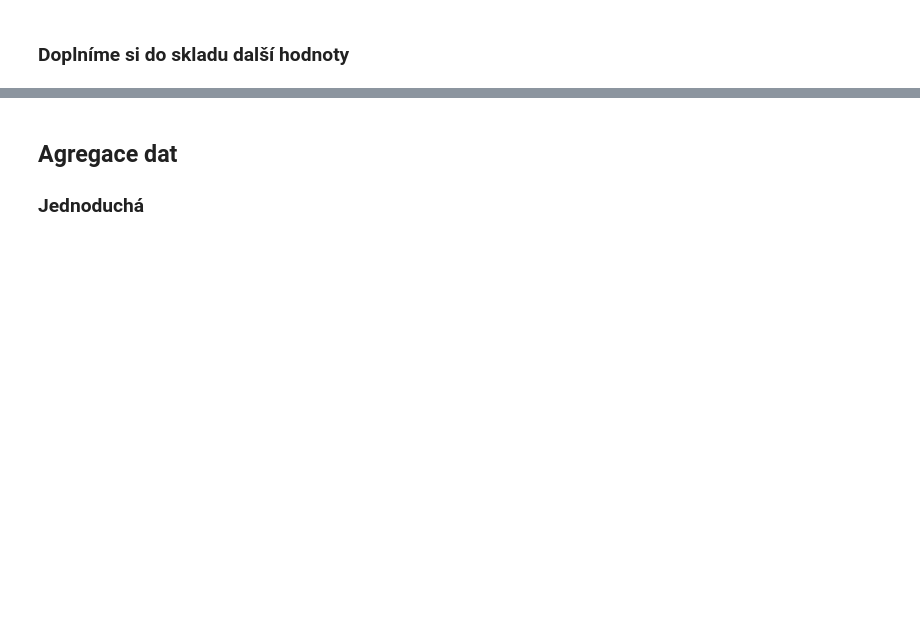
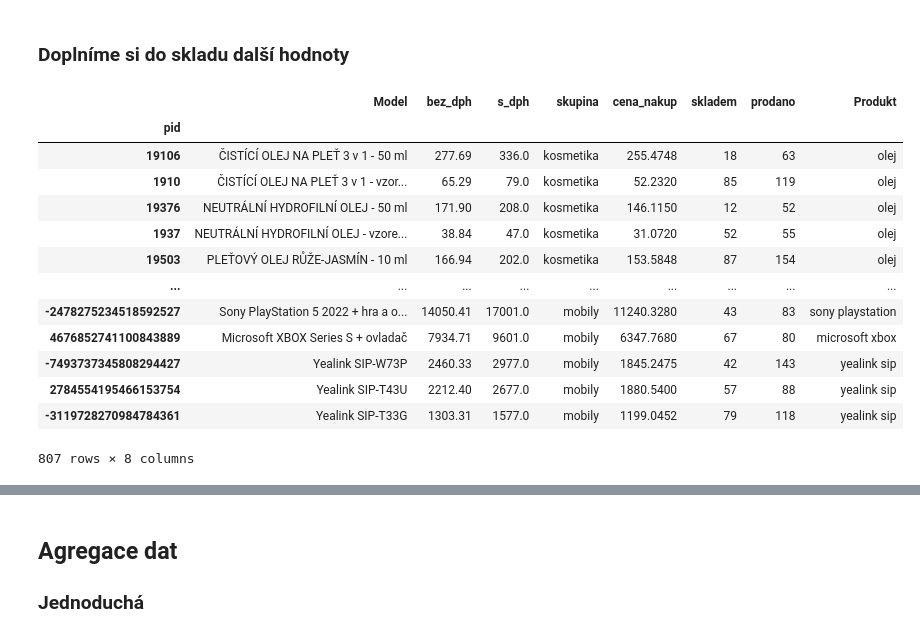
Before and after one commit to nowakovad-stack/DAPYTPCS20251013, a Jupyter notebook: training/pyA_business-analyza.ipynb, the cells around one changed output, grey strips where cells are left out. Saved outputs shown, nothing was run; the diff lists cells and outputs as text; code cells hidden in the pictures; blank space fills up the shorter version.

```diff
--- a/training/pyA_business-analyza.ipynb
+++ b/training/pyA_business-analyza.ipynb
@@ -34,2 +133,10 @@ COL_MARZE = 'marze'
 # %% [markdown]
 ### Vygenerování `COL_ID` pro mobily
+# %%
+#hash("neco neco")  vytvoří skoro náhodné číslo
+def get_id(data):
+    #print(data)
+    return hash(data[COL_MODEL])
+
+mobily[COL_ID] = mobily.apply(get_id,axis=1)
+mobily
@@ -45,0 +195,18 @@ mobily[COL_SKUPINA] = 'mobily'
+# %%
+sklad[[COL_NAKUP,COL_SKLADEM,COL_PRODANO, COL_PRODUKT]] = sklad.apply(init_store,axis=1,result_type="expand")
+sklad
+# %% [output]
+|  | Model | bez_dph | s_dph | skupina | cena_nakup | skladem | prodano | Produkt |
+| pid |  |  |  |  |  |  |  |  |
+| 19106 | ČISTÍCÍ OLEJ NA PLEŤ 3 v 1 - 50 ml | 277.69 | 336.0 | kosmetika | 255.4748 | 18 | 63 | olej |
+| 1910 | ČISTÍCÍ OLEJ NA PLEŤ 3 v 1 - vzor... | 65.29 | 79.0 | kosmetika | 52.2320 | 85 | 119 | olej |
+| 19376 | NEUTRÁLNÍ HYDROFILNÍ OLEJ - 50 ml | 171.90 | 208.0 | kosmetika | 146.1150 | 12 | 52 | olej |
+| 1937 | NEUTRÁLNÍ HYDROFILNÍ OLEJ - vzore... | 38.84 | 47.0 | kosmetika | 31.0720 | 52 | 55 | olej |
+| 19503 | PLEŤOVÝ OLEJ RŮŽE-JASMÍN - 10 ml | 166.94 | 202.0 | kosmetika | 153.5848 | 87 | 154 | olej |
+| ... | ... | ... | ... | ... | ... | ... | ... | ... |
+| -2478275234518592527 | Sony PlayStation 5 2022 + hra a o... | 14050.41 | 17001.0 | mobily | 11240.3280 | 43 | 83 | sony playstation |
+| 4676852741100843889 | Microsoft XBOX Series S + ovladač | 7934.71 | 9601.0 | mobily | 6347.7680 | 67 | 80 | microsoft xbox |
+| -7493737345808294427 | Yealink SIP-W73P | 2460.33 | 2977.0 | mobily | 1845.2475 | 42 | 143 | yealink sip |
+| 2784554195466153754 | Yealink SIP-T43U | 2212.40 | 2677.0 | mobily | 1880.5400 | 57 | 88 | yealink sip |
+| -3119728270984784361 | Yealink SIP-T33G | 1303.31 | 1577.0 | mobily | 1199.0452 | 79 | 118 | yealink sip |
+807 rows × 8 columns
```
Also changed, not shown: parts of 27 cells of this notebook, 9 other files.
